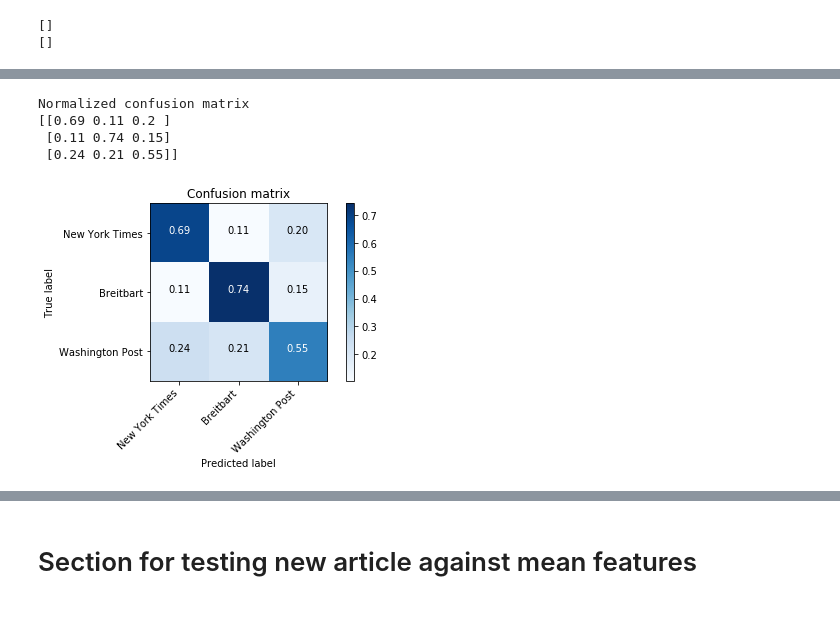
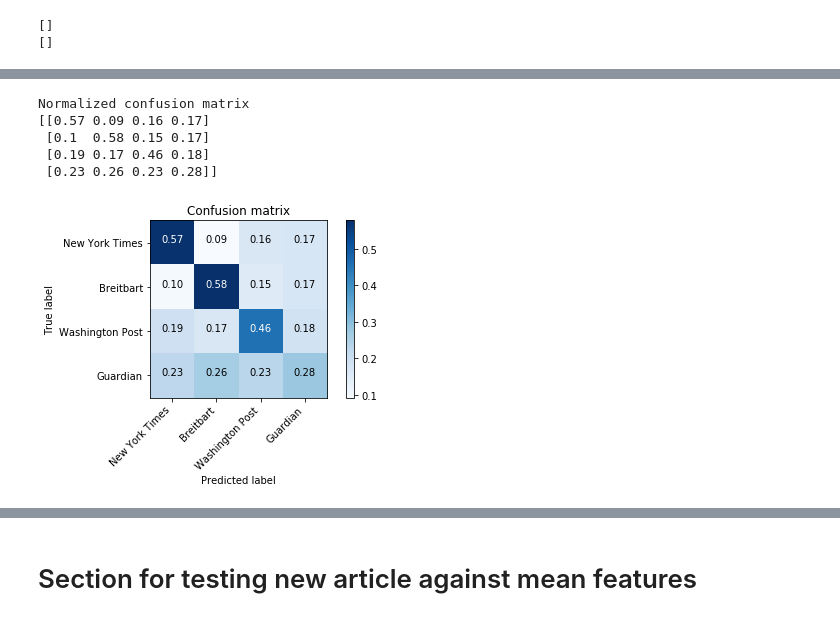
Before and after one commit to jwymbs23/insight, a Jupyter notebook: eda_news_articles.ipynb, the cells around one changed output, grey strips where cells are left out. Drawn from its saved outputs; the diff is of its cells as text; code cells hidden in the pictures.

Commit message:
added min article length cutoff, added guardian all the way through

```diff
--- a/eda_news_articles.ipynb
+++ b/eda_news_articles.ipynb
@@ -554,7 +540,7 @@ sent_compound = []
 #VB, VBD, VBG, VBN, VBP, VBZ
 #RB, WRB, RBR, RBS
 #feature names: word_count, sent_count, sent_len, unique_word_frac, word_len, sent_len_std, cps
-for i in [nyt, breit, wapo]:
+for i in [nyt, breit, wapo, guard]:
     wc += i.word_count
     sent_len += i.sent_len
     word_len += i.word_len
@@ -583,8 +569,8 @@ print(sent_compound[:10])
 []
 # %%
 #combine features
-X = [[i, j, k, l, m, n, o] for i, j, k, l, m, n, o in zip(
-    sent_len_std, unique_word_frac, word_len, cps, qps, exps, wc)]#, sup_adv_ps, verb_ps, sent_compound)]
+X = [[i, j, k, l, m, n] for i, j, k, l, m, n in zip(
+    sent_len_std, unique_word_frac, word_len, cps, qps, exps)]#, sup_adv_ps, verb_ps, sent_compound)]
 
 feature_names = ['sentence variability', 'unique word fraction',
                  'mean word length', 'commas per sentence', 'questions per sentence',
@@ -592,7 +578,7 @@ feature_names = ['sentence variability', 'unique word fraction',
                  #'verbs per sentence', 'sent_compound']
 
 n_samples = len(X)
-data_boundaries = [len(i.word_count) for i in [nyt, breit, wapo]]
+data_boundaries = [len(i.word_count) for i in [nyt, breit, wapo, guard]]
 print(data_boundaries)
 cumulative_bounds = [0]
 for ci, i in enumerate(data_boundaries):
@@ -609,5 +595,5 @@ print(len(X))
 # %%
 #labels
-Y = [0 for i in range(len(nyt.word_count))] + [1 for i in range(len(breit.word_count))] + [2 for i in range(len(wapo.word_count))]
+Y = [0 for i in range(len(nyt.word_count))] + [1 for i in range(len(breit.word_count))] + [2 for i in range(len(wapo.word_count))] + [3 for i in range(len(guard.word_count))]
 print(len(Y))
 # %% [output]
@@ -641,7 +627,7 @@ print(len(text_list))
 #clf = clf.fit(X_train, y_train)
 
 from sklearn.ensemble import RandomForestClassifier
-clf = RandomForestClassifier(n_estimators=10)
+clf = RandomForestClassifier(n_estimators=20)
 clf = clf.fit(X_train, y_train)
 
 y_pred = clf.predict(X_test)
@@ -649,7 +635,7 @@ y_pred = clf.predict(X_test)
 # %%
 from sklearn.metrics import confusion_matrix
 import itertools
-class_names = ['New York Times', 'Breitbart', 'Washington Post']
+class_names = ['New York Times', 'Breitbart', 'Washington Post', 'Guardian']
 
 def plot_confusion_matrix(cm, classes,
                           normalize=False,
@@ -668,37 +654,38 @@ def plot_confusion_matrix(cm, classes,
     print(cm)
 
     plt.imshow(cm, interpolation='nearest', cmap=cmap)
     plt.title(title)
     plt.colorbar()
     tick_marks = np.arange(len(classes))
     plt.xticks(tick_marks, classes, rotation=45, ha = 'right')
     plt.yticks(tick_marks, classes)
 
     fmt = '.2f' if normalize else 'd'
     thresh = cm.max() / 2.
     for i, j in itertools.product(range(cm.shape[0]), range(cm.shape[1])):
         plt.text(j, i, format(cm[i, j], fmt),
                  horizontalalignment="center",
                  color="white" if cm[i, j] > thresh else "black")
 
     plt.tight_layout()
     plt.ylabel('True label')
     plt.xlabel('Predicted label')
 
 # Compute confusion matrix
 cnf_matrix = confusion_matrix(y_test, y_pred)
 np.set_printoptions(precision=2)
 
 # Plot non-normalized confusion matrix
 plt.figure()
 plot_confusion_matrix(cnf_matrix, classes=class_names,
                       title='Confusion matrix', normalize = True)
 # %% [output]
 Normalized confusion matrix
-[[0.69 0.11 0.2 ]
- [0.11 0.74 0.15]
- [0.24 0.21 0.55]]
+[[0.57 0.09 0.16 0.17]
+ [0.1  0.58 0.15 0.17]
+ [0.19 0.17 0.46 0.18]
+ [0.23 0.26 0.23 0.28]]
-[figure, old version]
+[figure, new version]
 # %%
 importances = clf.feature_importances_
 std = np.std([tree.feature_importances_ for tree in clf.estimators_],
```
Also changed, not shown: parts of 18 cells of this notebook.
